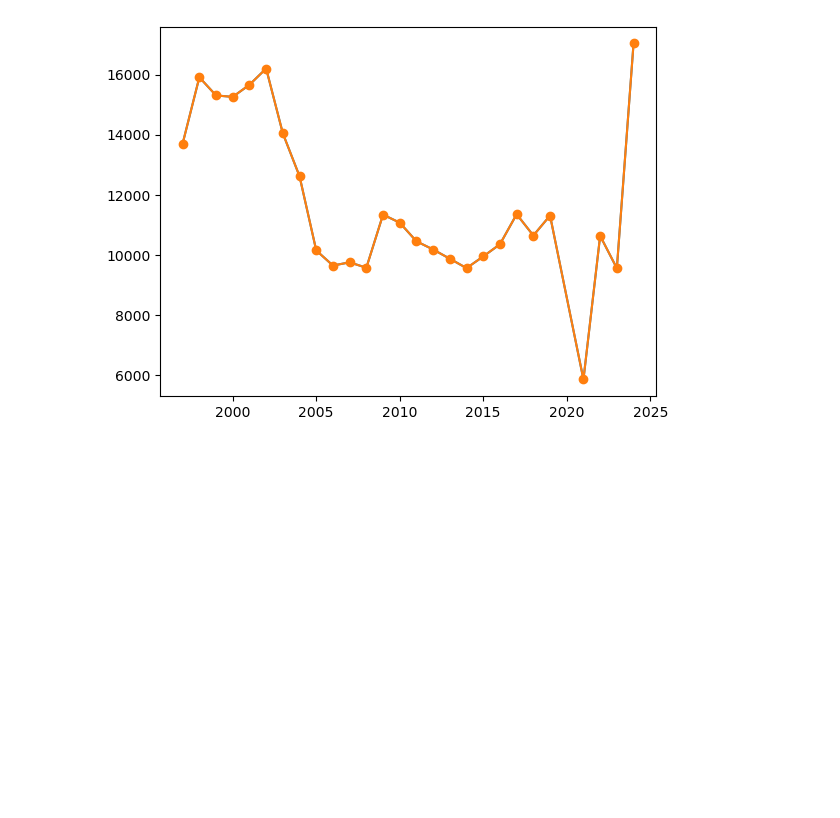
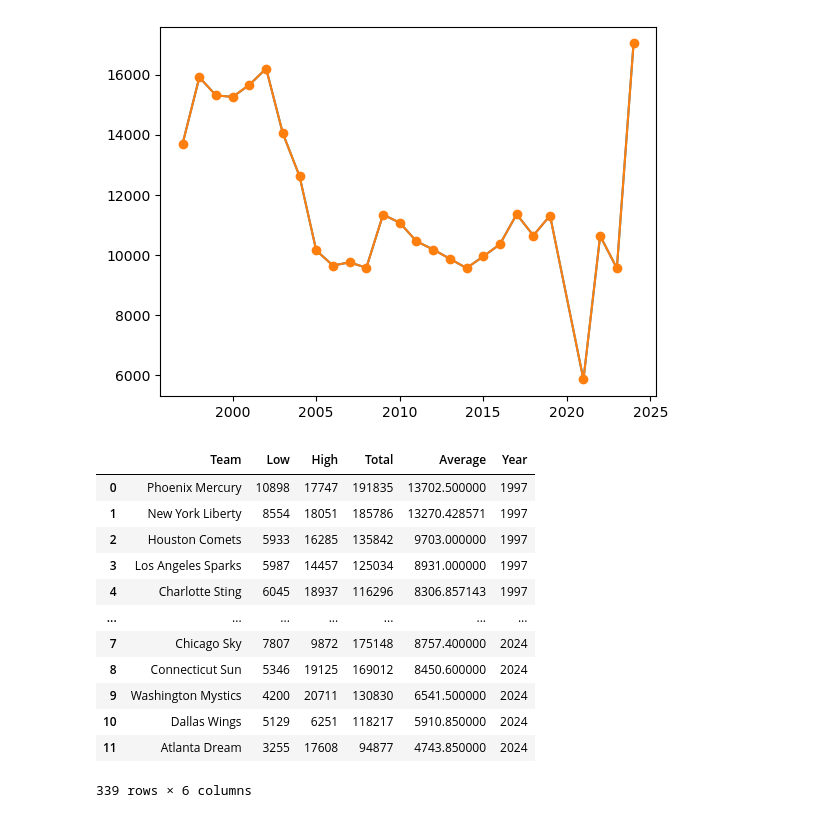
Before and after one commit to tasleem-m/Insight-into-the-WNBA, a Jupyter notebook: notebook/Capstone_copy.ipynb, the cells around one changed output. Drawn from its saved outputs; the diff is of its cells as text; code cells hidden in the pictures; blank space fills up the shorter version.

```diff
--- a/notebook/Capstone_copy.ipynb
+++ b/notebook/Capstone_copy.ipynb
@@ -423,0 +522,16 @@ plt.plot(high_att['Year'], high_att['Average'], marker='o')
+# %%
+box
+# %% [output]
+|  | Team | Low | High | Total | Average | Year |
+| 0 | Phoenix Mercury | 10898 | 17747 | 191835 | 13702.500000 | 1997 |
+| 1 | New York Liberty | 8554 | 18051 | 185786 | 13270.428571 | 1997 |
+| 2 | Houston Comets | 5933 | 16285 | 135842 | 9703.000000 | 1997 |
+| 3 | Los Angeles Sparks | 5987 | 14457 | 125034 | 8931.000000 | 1997 |
+| 4 | Charlotte Sting | 6045 | 18937 | 116296 | 8306.857143 | 1997 |
+| ... | ... | ... | ... | ... | ... | ... |
+| 7 | Chicago Sky | 7807 | 9872 | 175148 | 8757.400000 | 2024 |
+| 8 | Connecticut Sun | 5346 | 19125 | 169012 | 8450.600000 | 2024 |
+| 9 | Washington Mystics | 4200 | 20711 | 130830 | 6541.500000 | 2024 |
+| 10 | Dallas Wings | 5129 | 6251 | 118217 | 5910.850000 | 2024 |
+| 11 | Atlanta Dream | 3255 | 17608 | 94877 | 4743.850000 | 2024 |
+339 rows × 6 columns
```
Also changed, not shown: parts of 11 cells of this notebook.
